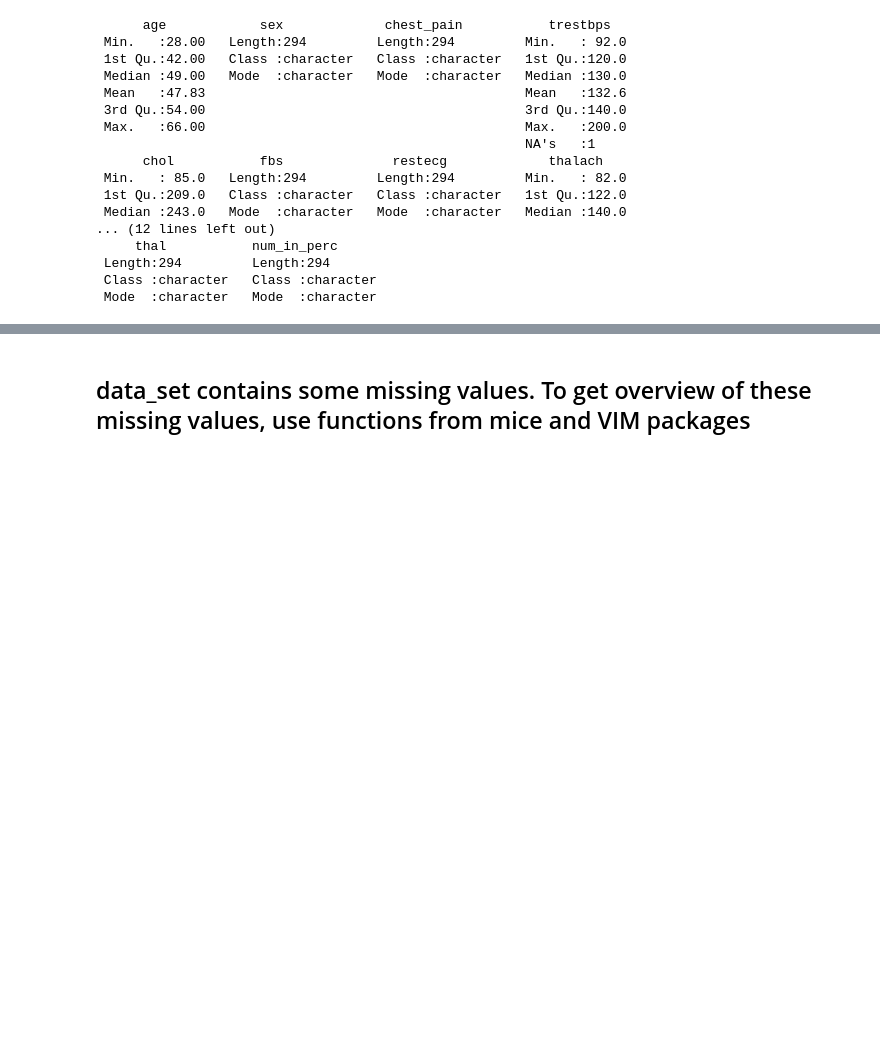
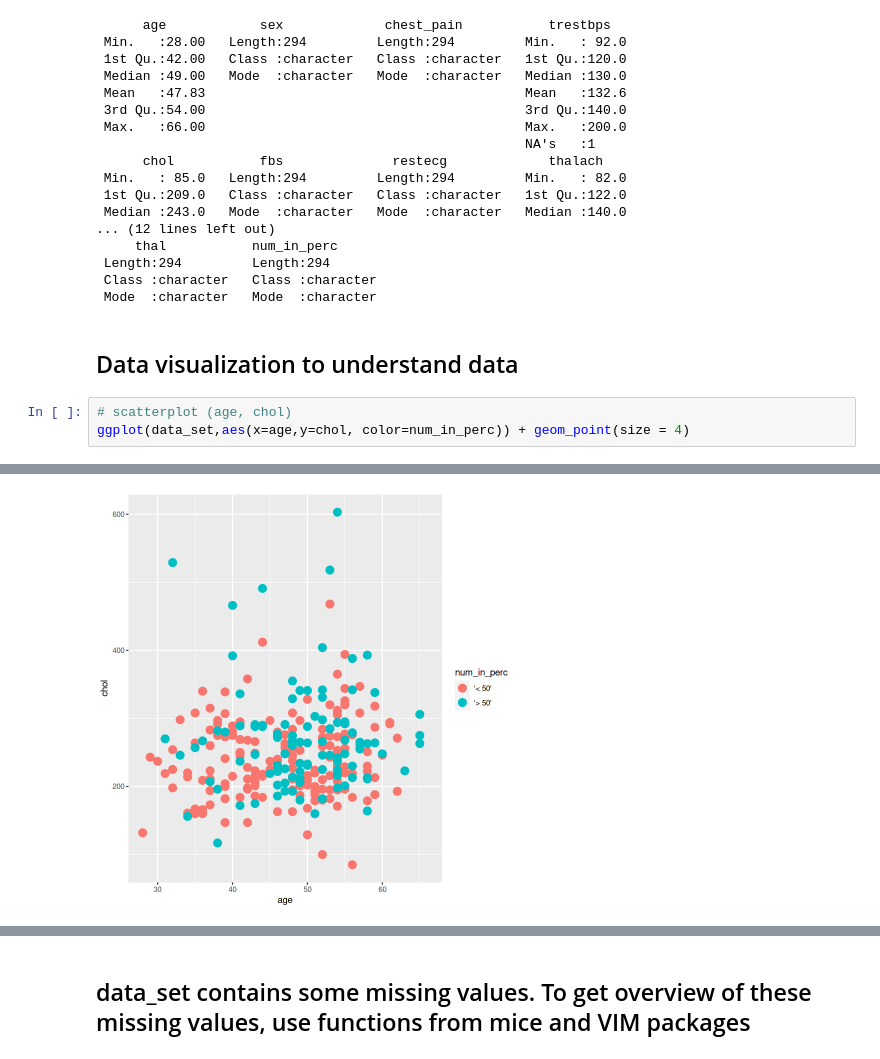
Before and after one commit to Luq16/Biomedical-Data-preprocessing, a Jupyter notebook: notebook.ipynb, the cells around one changed output, grey strips where cells are left out. Cells and saved outputs as stored; diff of their text form; blank space fills up the shorter version.

Commit message:
Data visualization

```diff
--- a/notebook.ipynb
+++ b/notebook.ipynb
@@ -173,3 +183,9 @@ summary(data_set) # descriptive statistics
  Length:294         Length:294
  Class :character   Class :character
  Mode  :character   Mode  :character
+# %% [markdown]
+## Data visualization to understand data
+# %%
+# scatterplot (age, chol)
+ggplot(data_set,aes(x=age,y=chol, color=num_in_perc)) + geom_point(size = 4)
+# %% [output]
@@ -175,0 +194 @@ summary(data_set) # descriptive statistics
+[figure, added]
```
Also changed, not shown: parts of 6 cells of this notebook.
